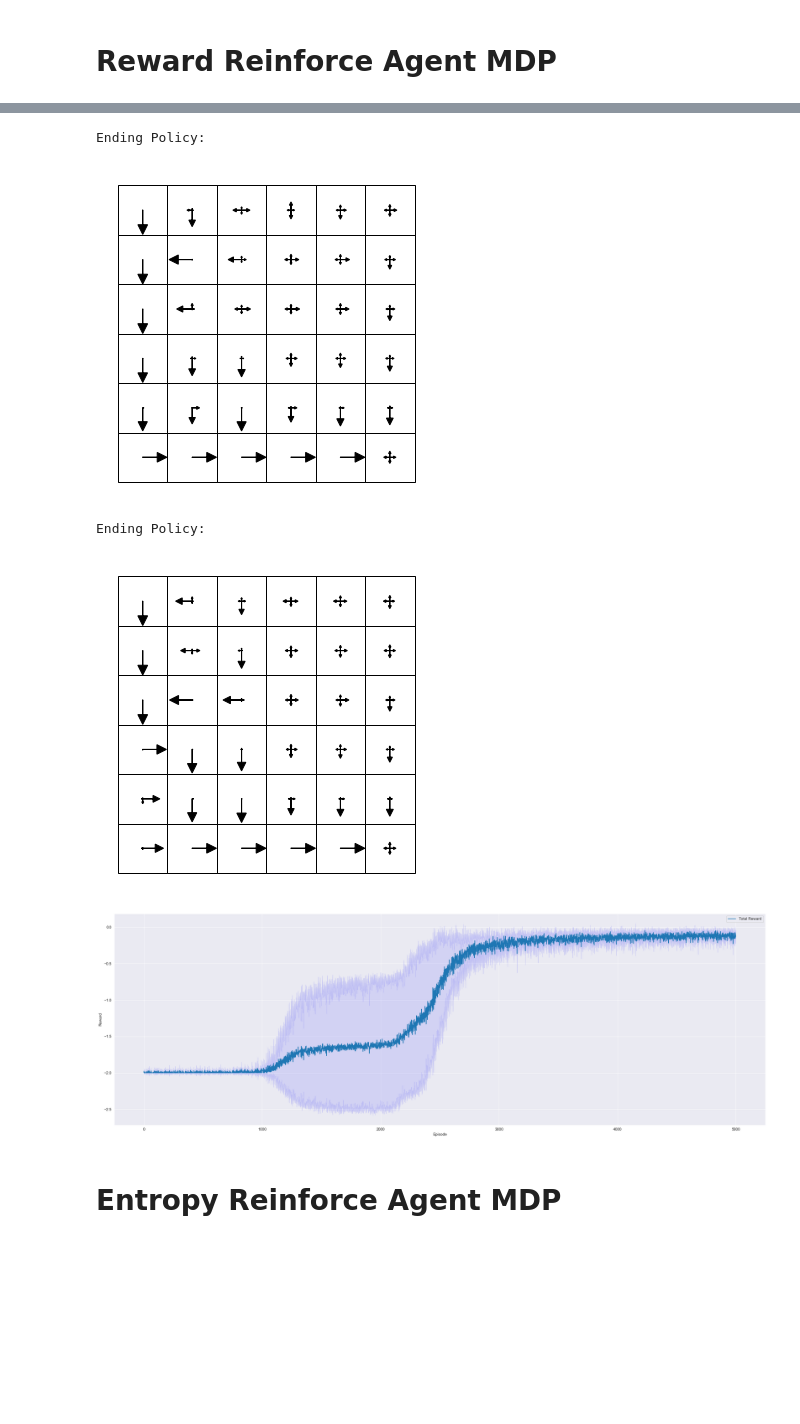
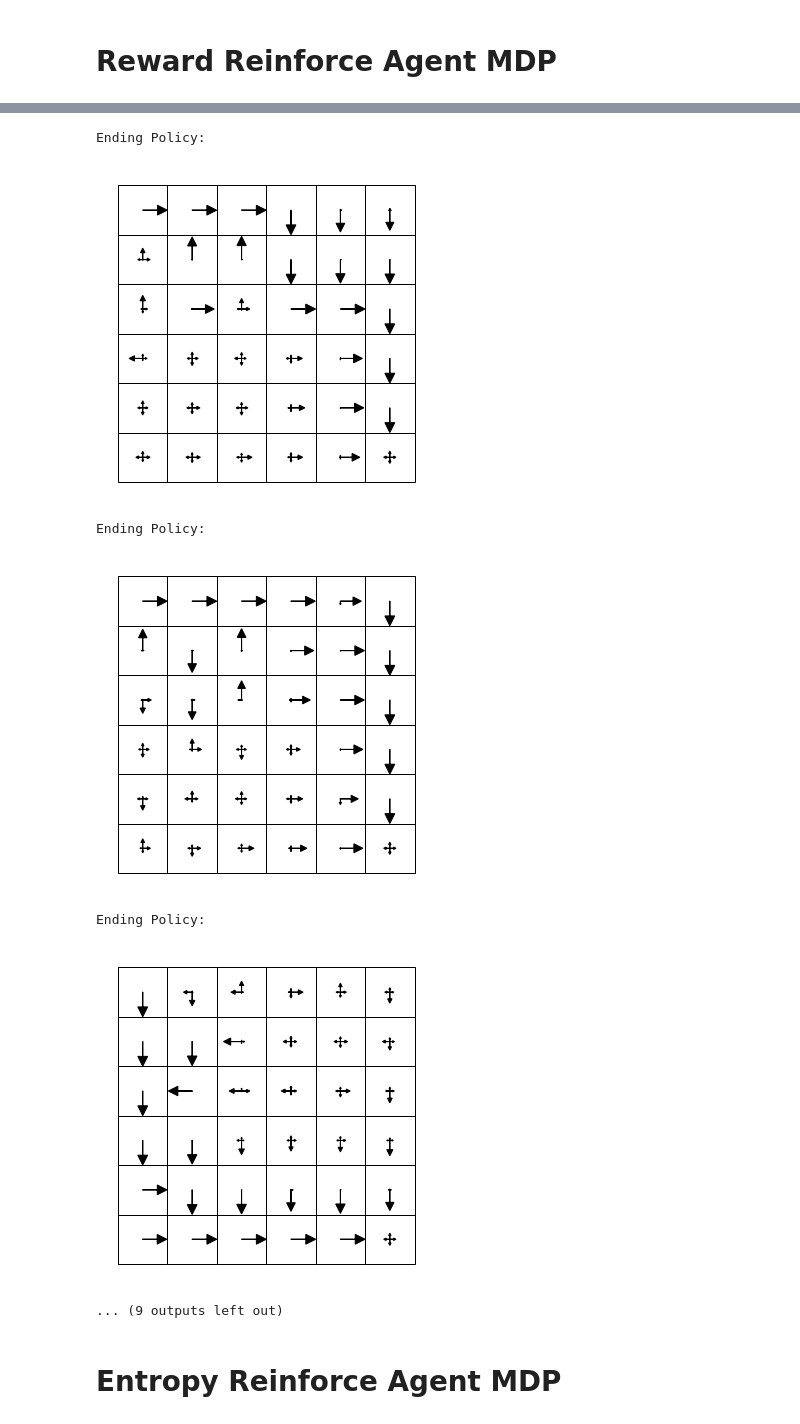
Before and after one commit to duiliocirino/Thesis, a Jupyter notebook: Exploration POMDP/MultiRoomGridworld.ipynb, the cells around one changed output, grey strips where cells are left out. Drawn from its saved outputs; the diff is of its cells as text; code cells hidden in the pictures; blank space fills up the shorter version.

```diff
--- a/Exploration POMDP/MultiRoomGridworld.ipynb
+++ b/Exploration POMDP/MultiRoomGridworld.ipynb
@@ -30,7 +30,7 @@ class GridworldEnv(gym.Env):
 
     """
 
-    def __init__(self, grid_size=6, time_horizon=-1, prob=0.1):
+    def __init__(self, grid_size=6, time_horizon=-1, prob=0.1, randomize=0):
         self.grid_size = grid_size
         self.state_space = spaces.Discrete(self.grid_size ** 2)
         self.action_space = spaces.Discrete(4)
@@ -42,6 +42,11 @@ class GridworldEnv(gym.Env):
         self.steps_taken = 0
         self.prob = prob
         self.transition_matrix = self._build_transition_matrix()
+        self.randomize = randomize
+        if self.randomize == 1:
+            self.current_pos = tuple(np.random.randint(0, env.grid_size, size=2))
+        else:
+            self.current_pos = (0, 0)
 
     def _build_transition_matrix(self):
         '''
@@ -266,11 +260,11 @@ class REINFORCEAgent():
         self.policy_params += self.alpha * grad
 # %%
 # Create the Gridworld environment and the REINFORCE agent
-n_episodes = 5000
+n_episodes = 2000
 # Number of sampled trajectories per episode
-n_traj = 20
+n_traj = 30
 #number of run per episode
-n_run = 5
+n_run = 10
 confidence = 0.95
 
 env = GridworldEnv(time_horizon=20)
@@ -280,7 +274,7 @@ list_total_rewards = []
 with tqdm(total=n_run * n_episodes, ncols=80) as pbar:
     for r in range(n_run):
         #print("Run %d" %r)
-        agent = REINFORCEAgent(env)
+        agent = REINFORCEAgent(env, alpha=1)
         total_avg_rewards = []
         for i in range(n_episodes):
             episodes = []
@@ -291,9 +285,15 @@ with tqdm(total=n_run * n_episodes, ncols=80) as pbar:
                 done = False
                 total_reward = 0
                 while not done:
-                    action = agent.get_action(state)
+                    # Get the index of the state
+                    state_index = agent.env.state_to_index(state)
+                    # Get the one hot encoding
+                    ohe_state = agent.ohe_states[state_index, :]
+                    # Sample the action from the state
+                    action, probs = agent.get_action(ohe_state)
+                    # Compute the step
                     next_state, reward, done, _ = env.step(action)
-                    episode.append((state, action, reward, next_state))
+                    episode.append((ohe_state, action, probs, reward, next_state))
                     state = next_state
                     total_reward += reward
                 episodes.append(episode)
@@ -338,8 +338,10 @@ Ending Policy:
 Ending Policy:
-[figure, old version]
+[figure, new version]
 Ending Policy:
-[figure, old version]
+[figure, new version]
+Ending Policy:
-[figure, old version]
+[figure, new version]
+... (9 outputs left out)
 # %% [markdown]
 # Entropy Reinforce Agent MDP
 # %%
```
Also changed, not shown: parts of 15 cells of this notebook, 3 other files.
